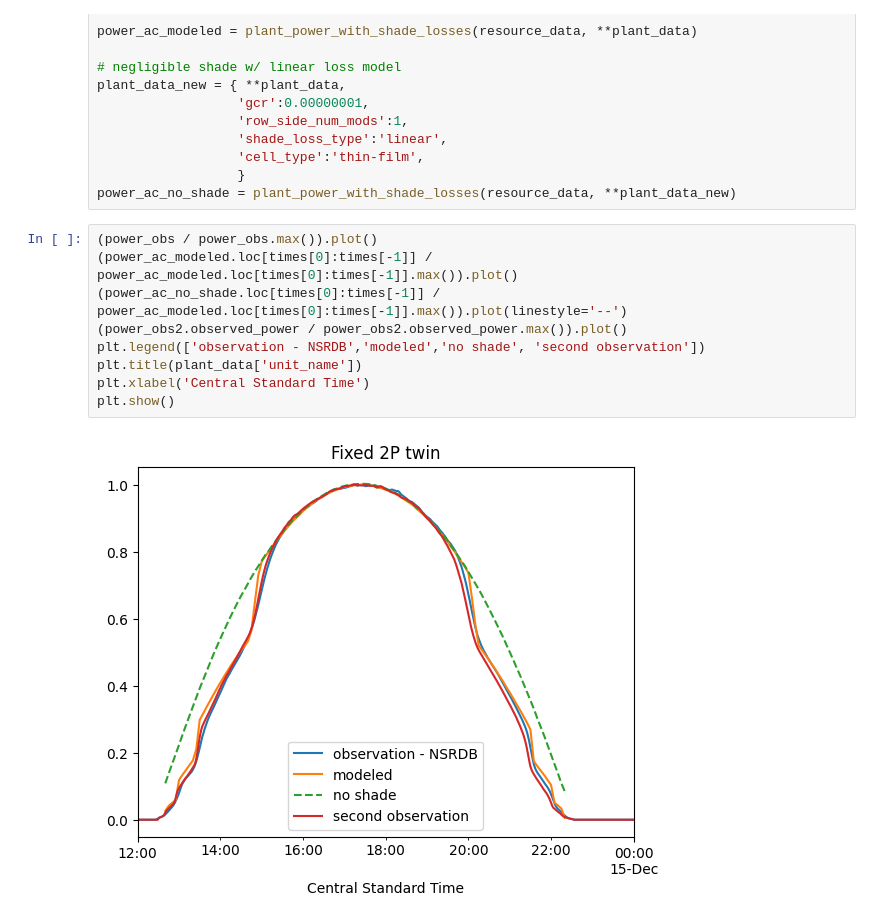
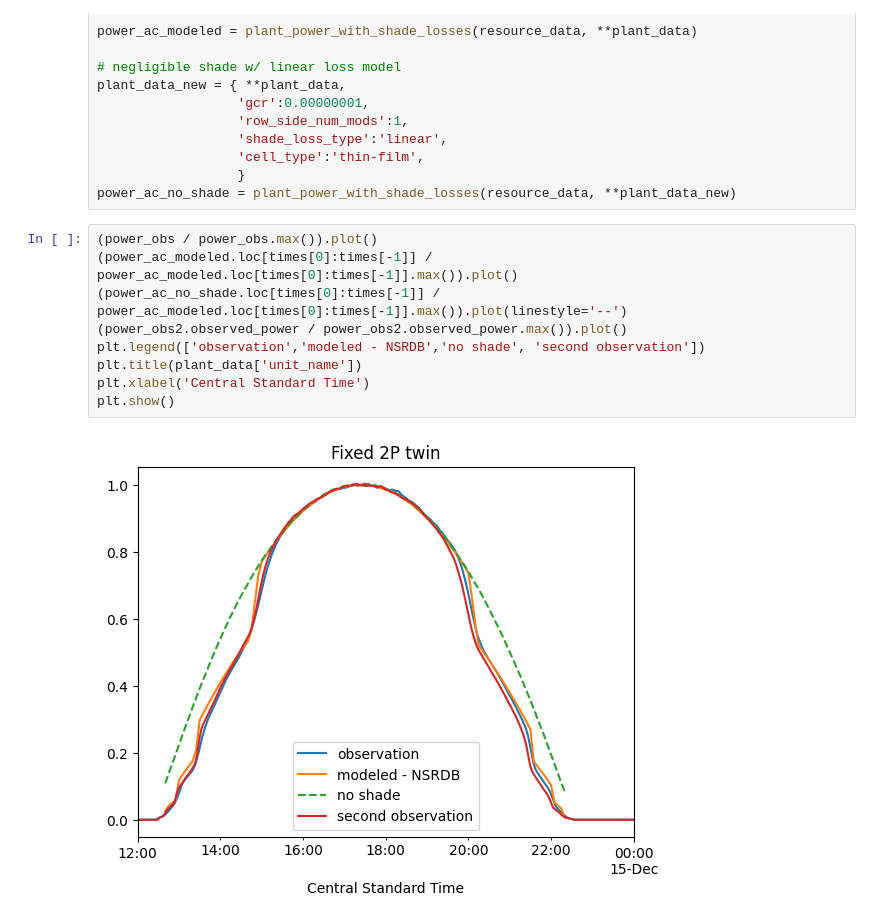
Before and after one commit to williamhobbs/2024_pvpmc_self_shade, a Jupyter notebook: 2024_pvpmc_self_shade_rev2.ipynb, the cells around one changed output. Cells and saved outputs as stored; diff of their text form.

Commit message:
fixed legend

```diff
--- a/2024_pvpmc_self_shade_rev2.ipynb
+++ b/2024_pvpmc_self_shade_rev2.ipynb
@@ -595,11 +595,11 @@ power_ac_no_shade = plant_power_with_shade_losses(resource_data, **plant_data_ne
 # %%
 (power_obs / power_obs.max()).plot()
 (power_ac_modeled.loc[times[0]:times[-1]] / power_ac_modeled.loc[times[0]:times[-1]].max()).plot()
 (power_ac_no_shade.loc[times[0]:times[-1]] / power_ac_modeled.loc[times[0]:times[-1]].max()).plot(linestyle='--')
 (power_obs2.observed_power / power_obs2.observed_power.max()).plot()
-plt.legend(['observation - NSRDB','modeled','no shade', 'second observation'])
+plt.legend(['observation','modeled - NSRDB','no shade', 'second observation'])
 plt.title(plant_data['unit_name'])
 plt.xlabel('Central Standard Time')
 plt.show()
 # %% [output]
-[figure, old version]
+[figure, new version]
```
